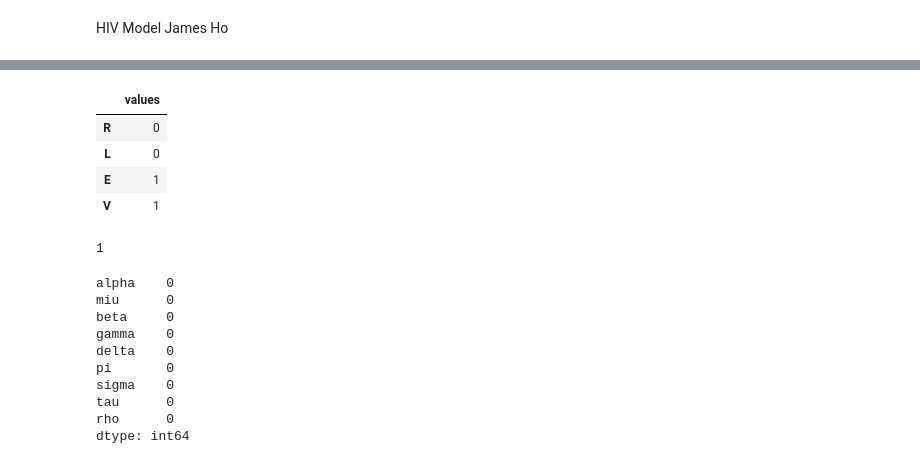
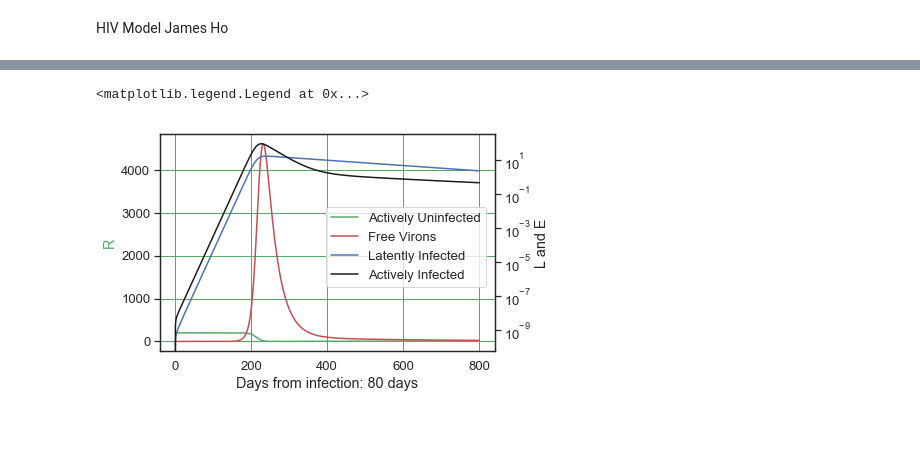
Before and after one commit to jamesHo22/ModSimPy, a Jupyter notebook: code/hiv_model.ipynb, the cells around one changed output, grey strips where cells are left out. Drawn from its saved outputs; the diff is of its cells as text; code cells hidden in the pictures; blank space fills up the shorter version.

```diff
--- a/code/hiv_model.ipynb
+++ b/code/hiv_model.ipynb
@@ -9,6 +9,3 @@ HIV Model James Ho
 
 # import functions from the modsim.py module
 from modsim import *
-# %%
-state = State(R=1, L=1, E=1, V=1)
-system = System(alpha=1, miu=1, beta=1, gamma=1, delta=1, pi=1, sigma=1, tau=1, rho=1)
@@ -40,8 +54,0 @@ def update_func(state, system, t):
-# %%
-update_func(state, system, 1)
-# %% [output]
-|  | values |
-| R | 0 |
-| L | 0 |
-| E | 1 |
-| V | 1 |
@@ -50,17 +55,37 @@ r, l, e, v = state
-# %%
-r
-# %% [output]
-1
-# %%
-r += system.gamma*system - system.miu*r - system.beta*r*v
-# %% [output]
-alpha    0
-miu      0
-beta     0
-gamma    0
-delta    0
-pi       0
-sigma    0
-tau      0
-rho      0
-dtype: int64
+# %%
+def run_sim(system, update_func):
+    """
+    This function will update the state a given number of times
+    It will store each update in a Timeframe object
+    It will then return the TimeFrame object
+
+    system: a system object containing the initial state of the system and parameters
+    update_func: a function that takes in a state and performs an update on it. It returns a new state object.
+    """
+    frame = TimeFrame(columns=system.init.index)
+    frame.row[0] = system.init
+    # Define how many iterations to run through
+    iters = linrange(0, system.t_end/system.dt)
+    for t in iters:
+        frame.row[t+1] = update_func(frame.row[t], system, t)
+
+    return frame
+# %%
+results = run_sim(system, update_func);
+# %%
+fig, ax1 = plt.subplots()
+ax1.plot(results.R, label = "R", color = 'g')
+ax1.plot(results.V, label = "V", color = 'r')
+ax1.set_ylabel('R')
+ax1.set_xlabel("Days from infection: " + str(int((results.shape[0]-1)*system.dt))+" days")
+
+ax2 = ax1.twinx()
+ax2.semilogy(results.L, label = "L", color = 'b')
+ax2.semilogy(results.E, label = "E", color = 'k')
+ax2.set_ylabel('L and E')
+
+
+fig.legend(["Actively Uninfected", "Free Virons", "Latently Infected", "Actively Infected"], loc=[0.5,0.4])
+# %% [output]
+<matplotlib.legend.Legend at 0x...>
+[figure, added]
```
Also changed, not shown: parts of 4 cells of this notebook, 3 other files.
